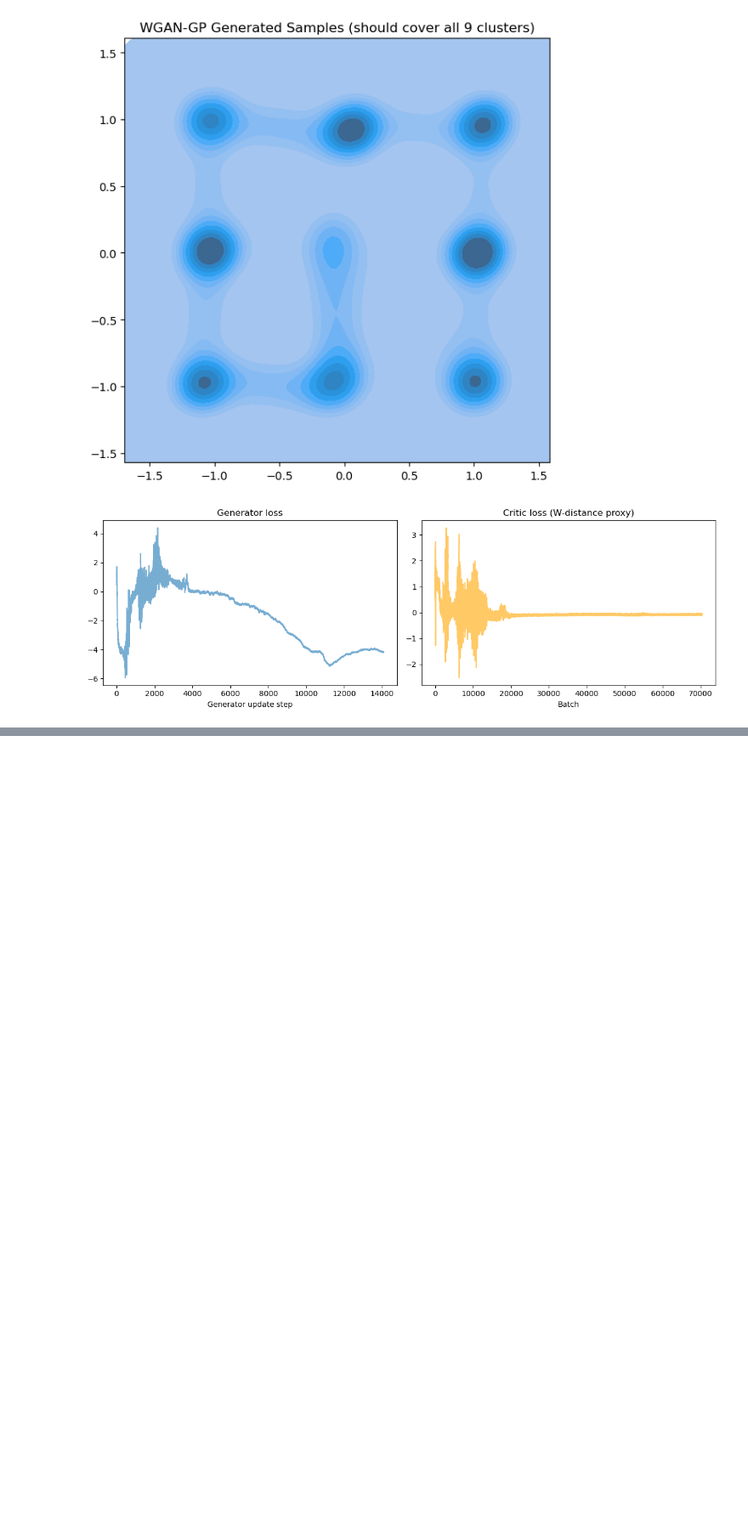
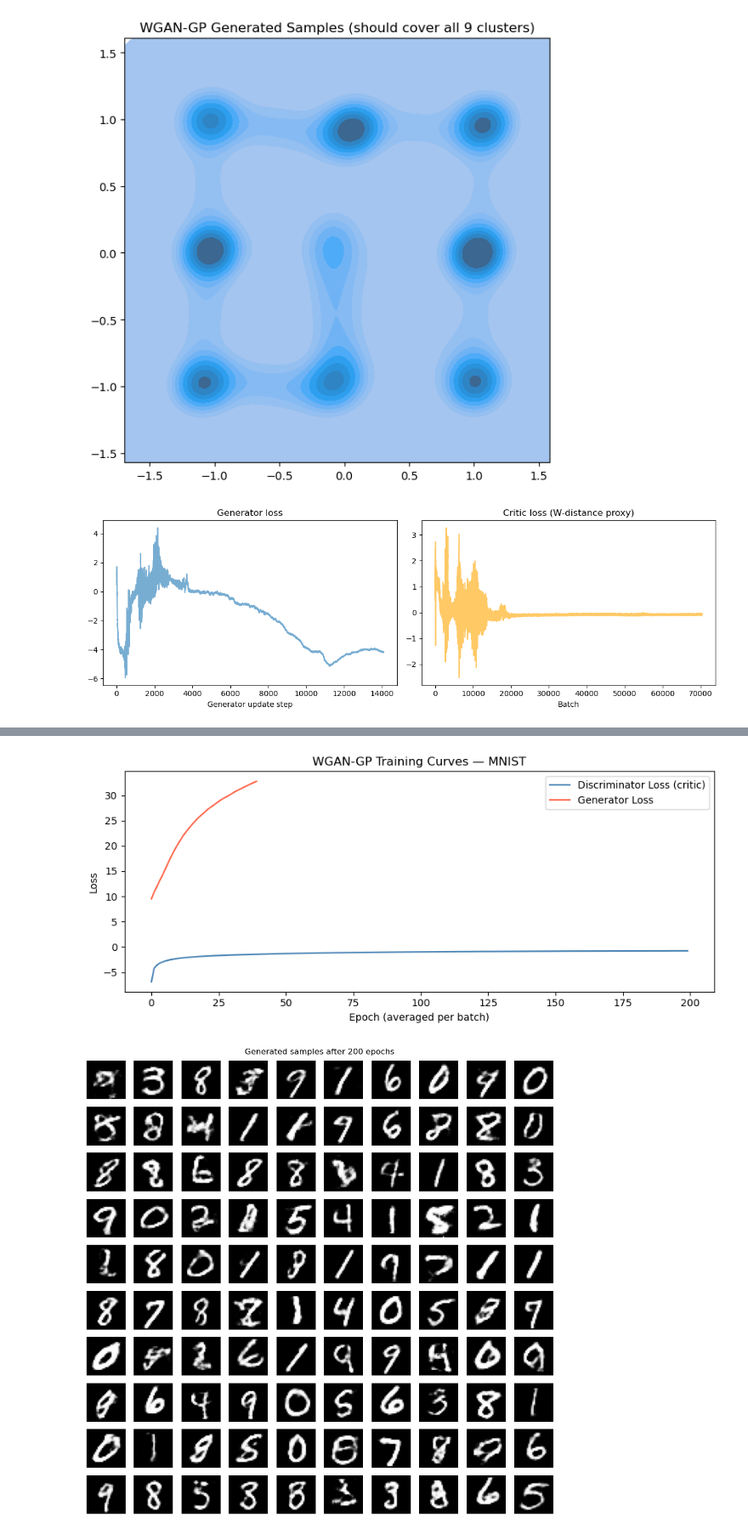
Before and after one commit to Efrazar/Bio-AI-foundations, a Jupyter notebook: Inside_Deep_Learning/09_Generative_Adversarial_Networks.ipynb, the cells around one changed output, grey strips where cells are left out. Shown at 85% size. Cells and saved outputs as stored; diff of their text form; code cells hidden in the pictures; blank space fills up the shorter version.

```diff
--- a/Inside_Deep_Learning/09_Generative_Adversarial_Networks.ipynb
+++ b/Inside_Deep_Learning/09_Generative_Adversarial_Networks.ipynb
@@ -637,0 +688,50 @@ if __name__ == "__main__":
+# %%
+# ── Plot Training Curves ──────────────────────────────────────────────────────
+num_epochs = 200
+batches_per_epoch = len(train_loader)
+
+def to_epoch_means(loss_list, batches_per_epoch):
+    """Collapse per-batch losses into per-epoch means for clean plotting."""
+    arr = np.array(loss_list)
+    n_complete = (len(arr) // batches_per_epoch) * batches_per_epoch
+    arr = arr[:n_complete]  # trim any incomplete final batch
+    return arr.reshape(-1, batches_per_epoch).mean(axis=1)
+
+# Check what granularity your losses are at
+if len(D_losses) > num_epochs:
+    # Per-batch → average down to per-epoch
+    D_epoch = to_epoch_means(D_losses, batches_per_epoch)
+    G_epoch = to_epoch_means(G_losses, batches_per_epoch)
+    x_label = 'Epoch (averaged per batch)'
+else:
+    # Already per-epoch
+    D_epoch = np.array(D_losses)
+    G_epoch = np.array(G_losses)
+    x_label = 'Epoch'
+
+fig, ax = plt.subplots(figsize=(9, 4))
+ax.plot(D_epoch, label='Discriminator Loss (critic)', color='steelblue')
+ax.plot(G_epoch, label='Generator Loss',              color='tomato')
+ax.set_xlabel(x_label)
+ax.set_ylabel('Loss')
+ax.set_title('WGAN-GP Training Curves — MNIST')
+ax.legend()
+plt.tight_layout()
+plt.show()
+
+# ── Visualise Generated Images ────────────────────────────────────────────────
+G.eval()
+with torch.no_grad():
+    z = torch.randn(100, latent_d, device=device)
+    samples = G(z).squeeze(1).cpu().numpy()   # (100, 28, 28)
+
+fig, axes = plt.subplots(10, 10, figsize=(10, 10))
+for i, ax in enumerate(axes.flat):
+    ax.imshow(samples[i], cmap='gray', vmin=0, vmax=1)
+    ax.axis('off')
+plt.suptitle(f'Generated samples after {num_epochs} epochs', fontsize=12)
+plt.tight_layout()
+plt.show()
+# %% [output]
+[figure, added]
+[figure, added]
```
Also changed, not shown: parts of 6 cells of this notebook, 5 other files.
